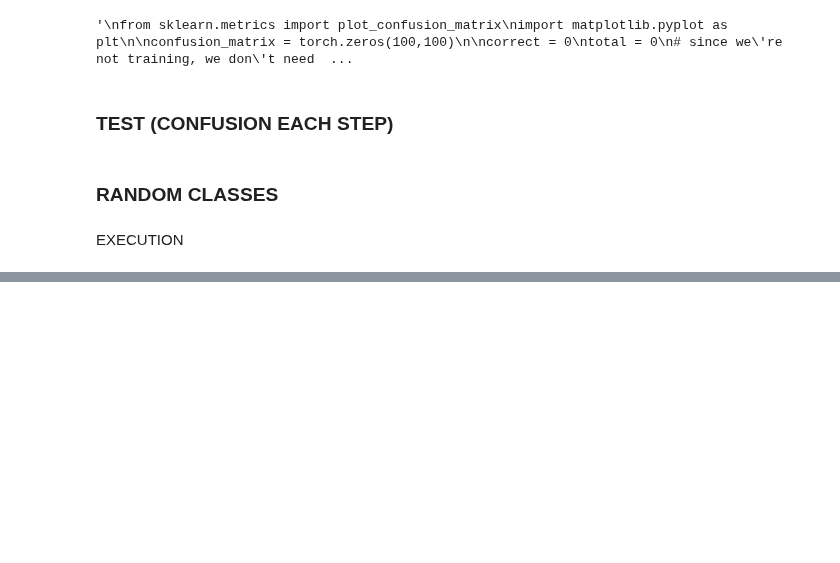
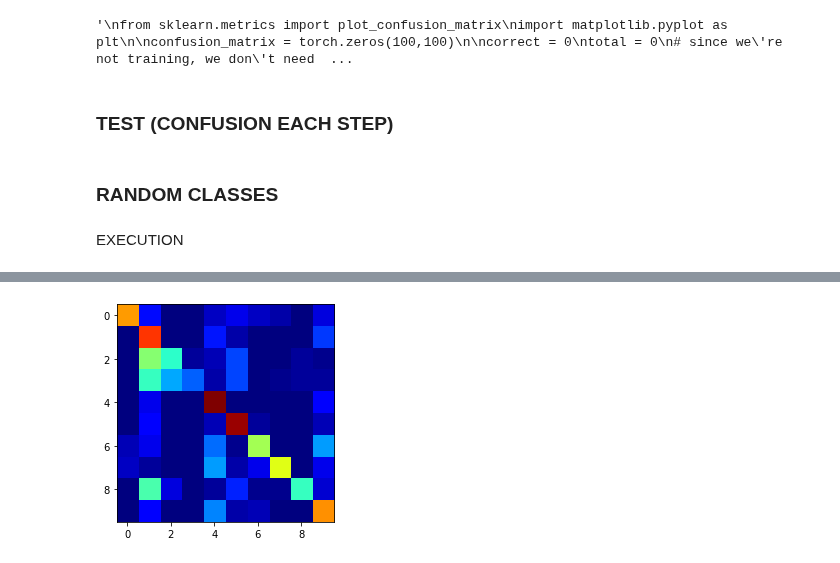
Before and after one commit to FrancescoManca-FM/Project_MLDL, a Jupyter notebook: incrementalLearningWithoutForgetting.ipynb, the cells around one changed output, grey strips where cells are left out. Drawn from its saved outputs; the diff is of its cells as text; code cells hidden in the pictures; blank space fills up the shorter version.

```diff
--- a/incrementalLearningWithoutForgetting.ipynb
+++ b/incrementalLearningWithoutForgetting.ipynb
@@ -241,11 +241,11 @@ LWF(
 # %% [markdown]
 ### LOSS & PARAMETERS
 # %%
-lr = 2
+lr = 0.01
 decay = 0.00001
-epochs = 70
+epochs = 40
 momentum = 0.9
-factor = 5
+factor = 1
 # %%
 import torch.optim as optim
 import torch.nn as nn
@@ -525,7 +525,7 @@ for j in range(len(testset)):
 # evaluate the network on the first 20 classes
 iterations = 10 #5
 num_classes = 10 #20
-test_set = [] #initialized here because we test over all the classes not only those one in which I train
+test_iter = [] #initialized here because we test over all the classes not only those one in which I train
 acc = []
 
 for i in range(iterations):
@@ -533,15 +533,17 @@ for i in range(iterations):
   train_iter = []
   for j in range(len(trainset)):
     if(trainset[j][-1] in classes_current_iter):
-      test_set.append(trainset[j])
       train_iter.append(trainset[j])
+  for l in range(len(testset)):
+    if (testset[l][-1] in classes_current_iter):
+      test_iter.append(testset[l])
 
   train_loader = torch.utils.data.DataLoader(train_iter, shuffle = True, batch_size=batch_size, num_workers=2)
-  valid_loader = torch.utils.data.DataLoader(test_set, shuffle = True, batch_size = batch_size, num_workers=2)
+  test_loader = torch.utils.data.DataLoader(test_iter, shuffle = True, batch_size = batch_size, num_workers=2)
   print("Train the network, iteration: ", i, " on classes: ", classes_current_iter)
 
   training(train_loader, i, net, device, epochs, num_classes) # Train the network with 10 classes at a time
   print("after training: ", net.fc.weight.data)
-  #test(valid_loader, i, net, acc) # Test the network with all classes seen until this iteration
+  test(test_loader, i, net, acc) # Test the network with all classes seen until this iteration
 # %% [output]
 Train the network, iteration:  0  on classes:  range(0, 10)
@@ -563,0 +566 @@ Train the network, iteration:  0  on classes:  range(0, 10)
+[figure, added]
```
Also changed, not shown: parts of 3 cells of this notebook.
